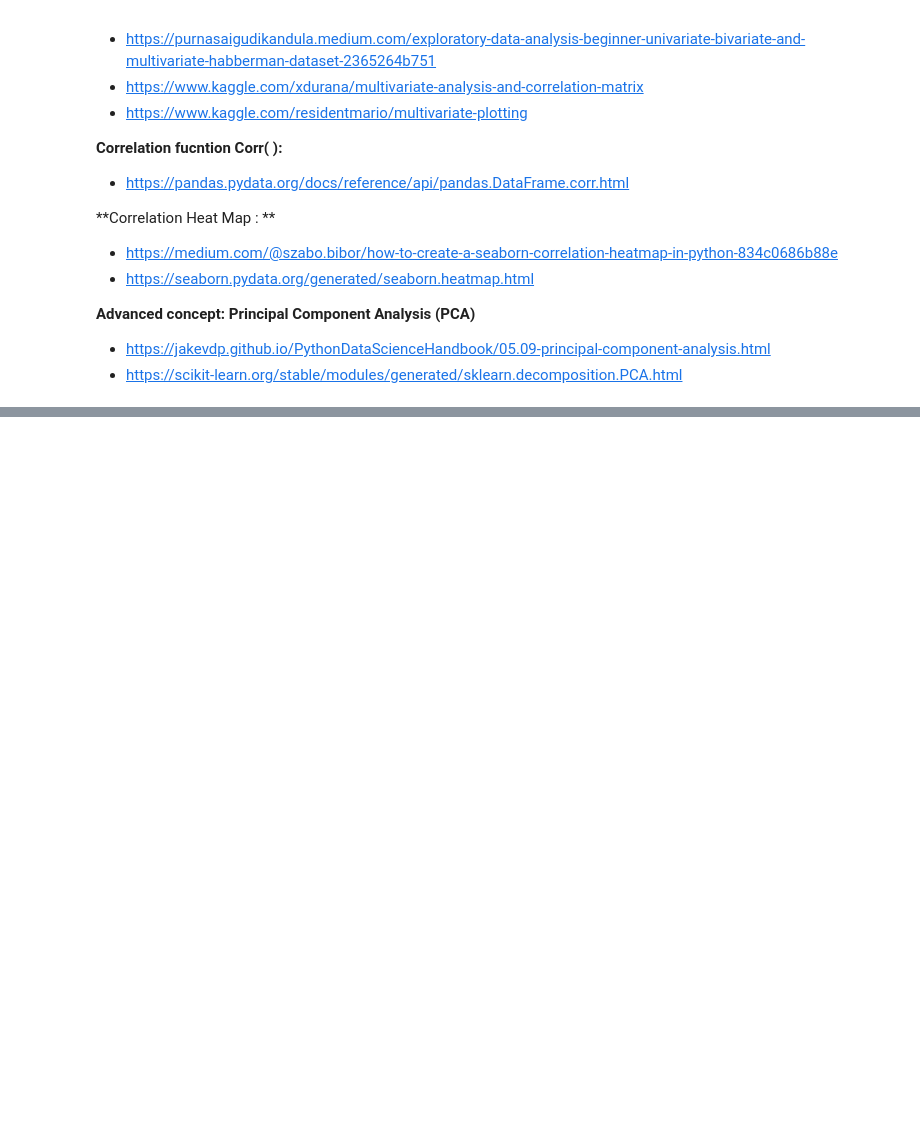
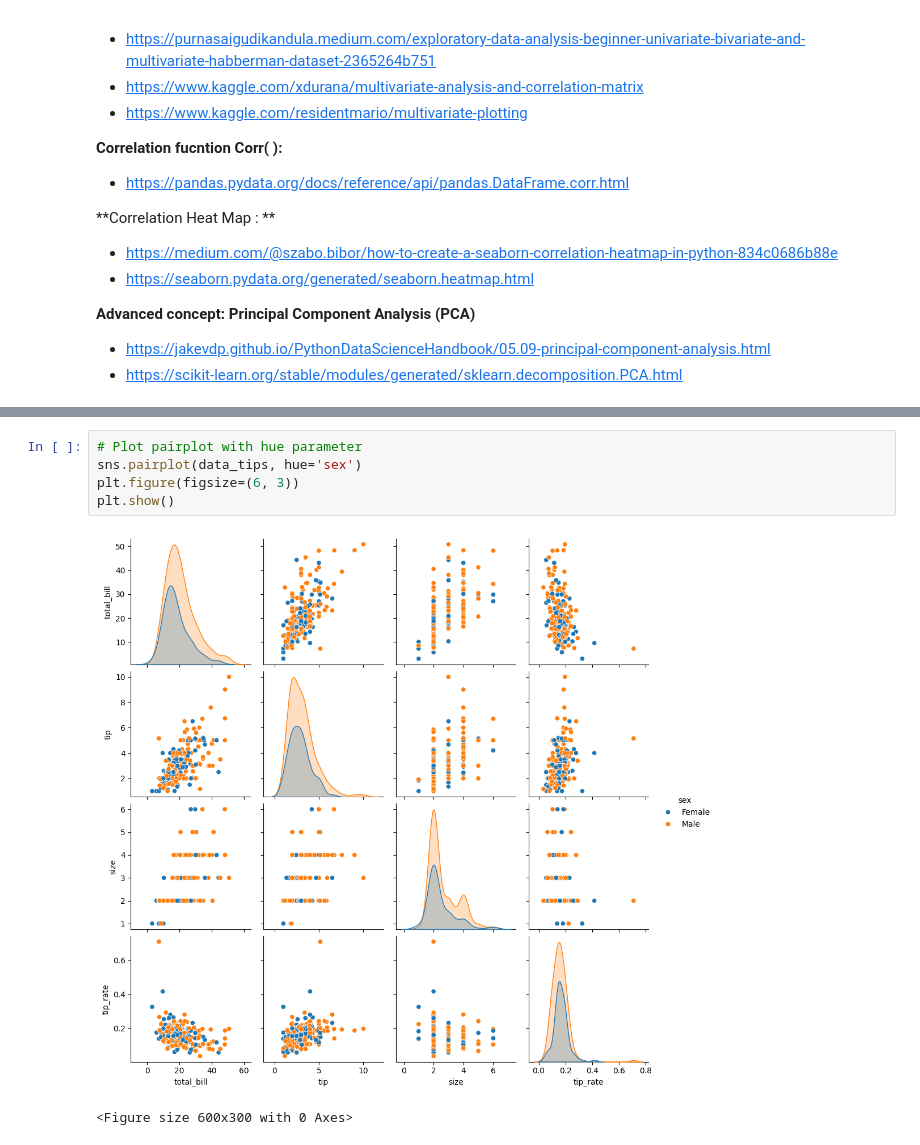
Before and after one commit to gabvyl/data-tips, a Jupyter notebook: TP_Tips.ipynb, the cells around one changed output, grey strips where cells are left out. Drawn from its saved outputs; the diff is of its cells as text; blank space fills up the shorter version.

```diff
--- a/TP_Tips.ipynb
+++ b/TP_Tips.ipynb
@@ -1047,0 +1064,8 @@ Here are some useful links to give you some ideas.
+# %%
+# Plot pairplot with hue parameter
+sns.pairplot(data_tips, hue='sex')
+plt.figure(figsize=(6, 3))
+plt.show()
+# %% [output]
+[figure, added]
+<Figure size 600x300 with 0 Axes>
```
Also changed, not shown: parts of 7 cells of this notebook.
